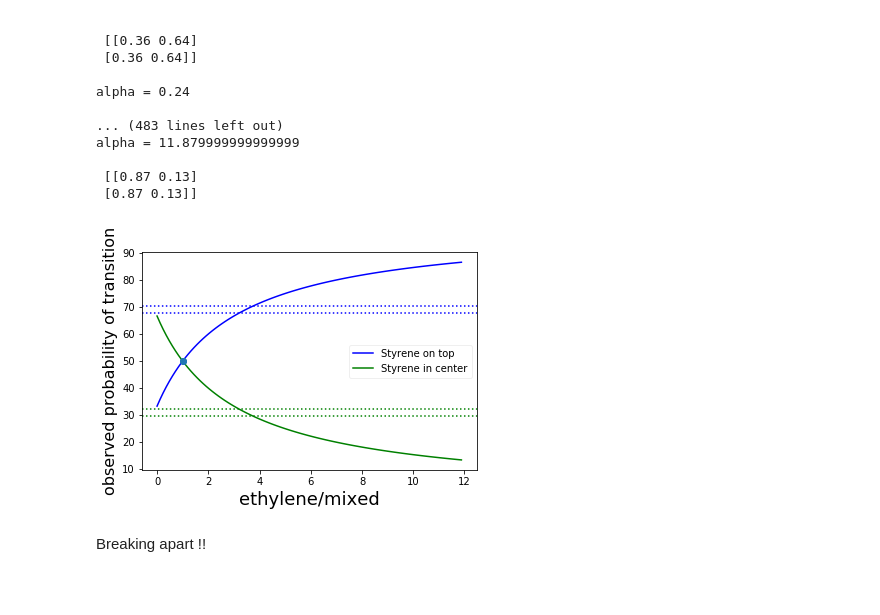
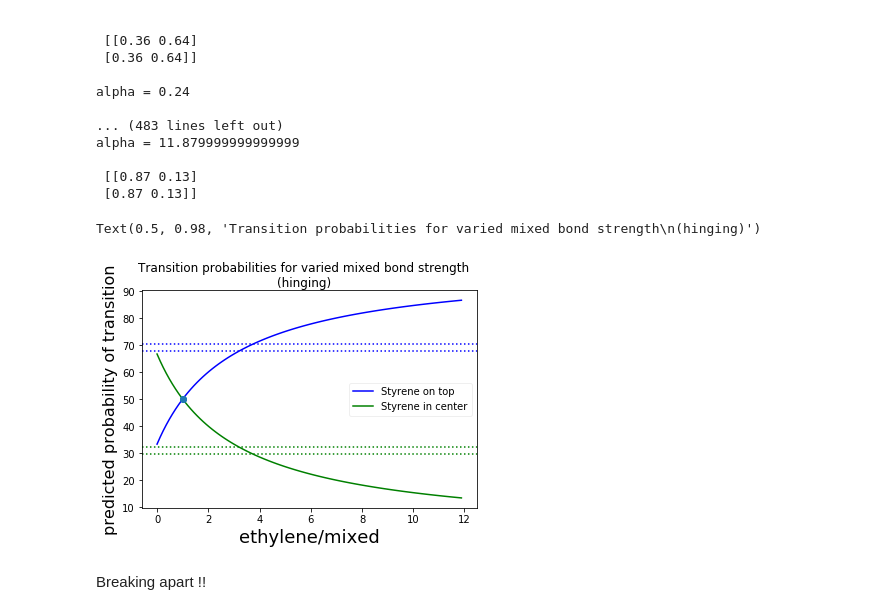
Before and after one commit to TchakamauRa/Soft-Matter, a Jupyter notebook: Matrix multiplication-density_ethylene-joined.ipynb, the cells around one changed output. Cells and saved outputs as stored; diff of their text form; code cells hidden in the pictures; blank space fills up the shorter version.

```diff
--- a/Matrix multiplication-density_ethylene-joined.ipynb
+++ b/Matrix multiplication-density_ethylene-joined.ipynb
@@ -136,7 +136,7 @@ def eig_plotter(xs, yls, cols, xlabel, rangeys):
         plt.axhline(y=ran[1], c = cols[index], ls = ':')
     plt.plot((1, 1),(50,50), 'o')
     plt.xlabel(xlabel, fontsize=18)
-    plt.ylabel('observed probability of transition', fontsize=16)
+    plt.ylabel('predicted probability of transition', fontsize=16)
     ax.legend(loc = 'center right', framealpha = 0.3)
 
 
@@ -729,9 +729,11 @@ alpha = 11.879999999999999
 # %%
 
 xs = np.vstack((x1, x2))
 eig_plotter(alphas, xs, cols, 'ethylene/mixed', rsums.T) #using rsum = runs for ranges
+plt.suptitle("Transition probabilities for varied mixed bond strength\n(hinging)")
 # %% [output]
+Text(0.5, 0.98, 'Transition probabilities for varied mixed bond strength\n(hinging)')
-[figure, old version]
+[figure, new version]
 # %% [markdown]
 Breaking apart !!
 # %%
```
Also changed, not shown: parts of 4 cells of this notebook, 5 other files.
